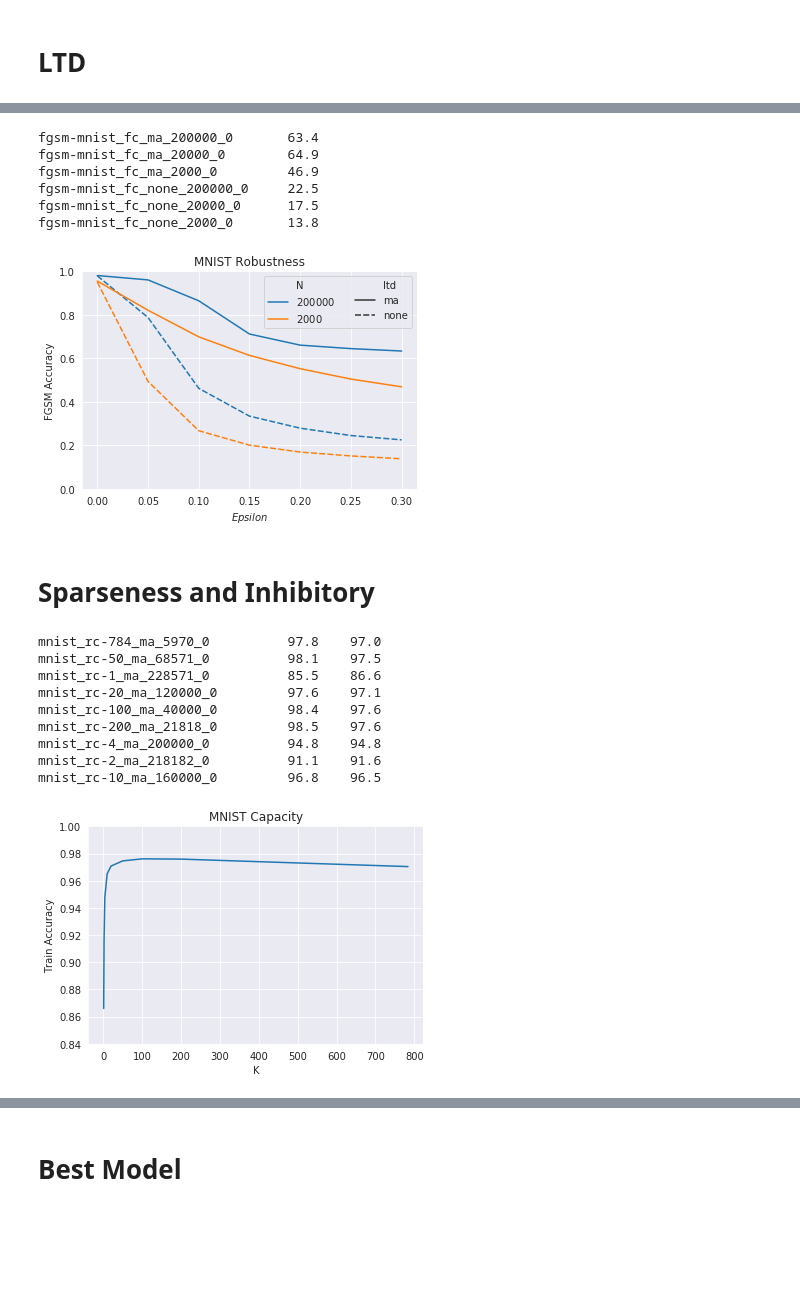
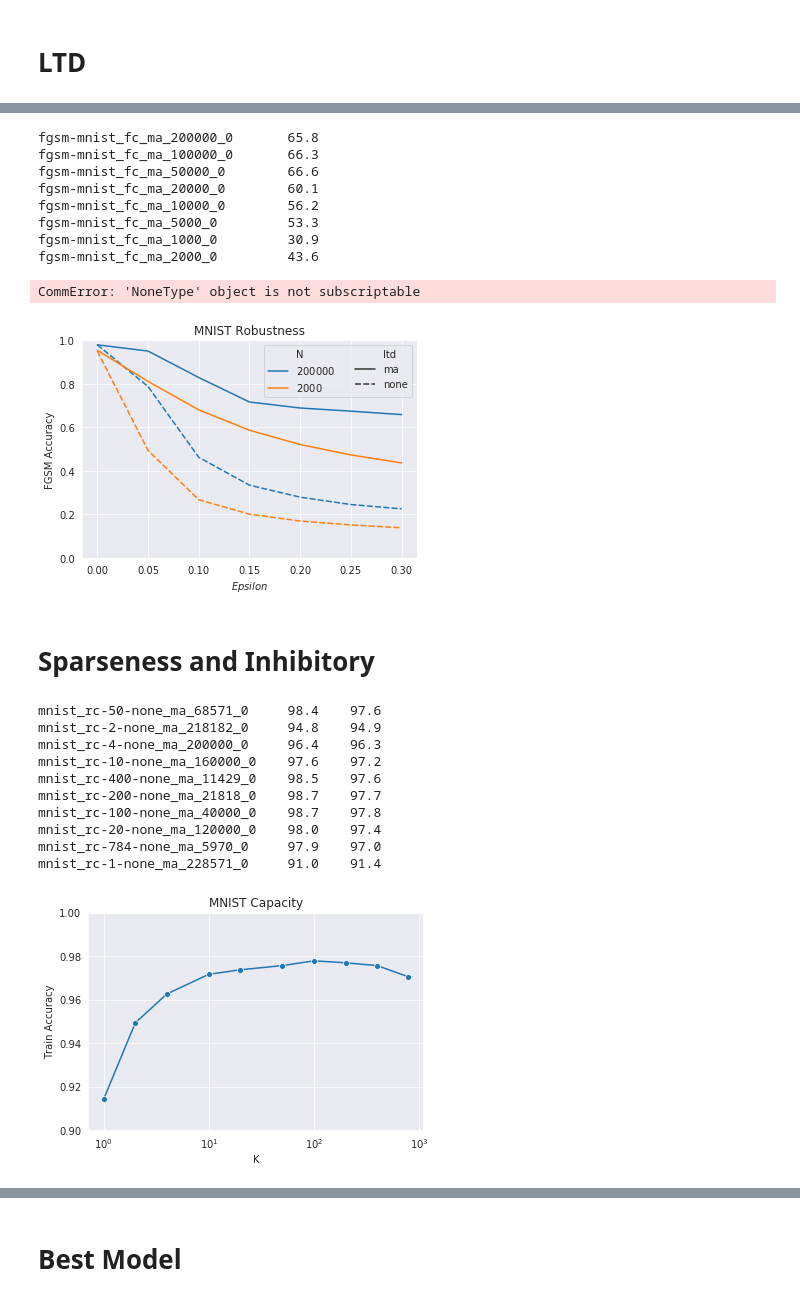
Before and after one commit to liuyuezhang/cerebellum, a Jupyter notebook: notebook/plot.ipynb, the cells around one changed output, grey strips where cells are left out. Cells and saved outputs as stored; diff of their text form; code cells hidden in the pictures; blank space fills up the shorter version.

```diff
--- a/notebook/plot.ipynb
+++ b/notebook/plot.ipynb
@@ -25,7 +25,6 @@ runs = api.runs("liuyuezhang/cerebellum")
 for run in runs:
     if run.name == name:
         run_id = run.id
-        config = Bunch(run.config)
         print(run.name, run.id)
         break
 # %% [output]
@@ -188,7 +183,7 @@ plt.savefig('/home/liuyuezhangadam/Desktop/cerebellum/fig/ltd_'+ENV+'.png', dpi=
 ENV = 'fgsm-mnist'
 METHOD = 'fc'
 LTD = ['none', 'ma']
-N = [2000, 20000, 200000]
+N = [1000, 2000, 5000, 10000, 20000, 50000, 100000, 200000]
 SEED = 0
 
 df = pd.DataFrame()
@@ -214,42 +209,46 @@ for run in runs:
         max_attack_acc = history['max_attack_acc'].dropna().item() * 100
         print('{:30}\t{:.1f}'.format(run.name, max_attack_acc))
 # %% [output]
-fgsm-mnist_fc_ma_200000_0       63.4
-fgsm-mnist_fc_ma_20000_0        64.9
-fgsm-mnist_fc_ma_2000_0         46.9
-fgsm-mnist_fc_none_200000_0     22.5
-fgsm-mnist_fc_none_20000_0      17.5
-fgsm-mnist_fc_none_2000_0       13.8
+fgsm-mnist_fc_ma_200000_0       65.8
+fgsm-mnist_fc_ma_100000_0       66.3
+fgsm-mnist_fc_ma_50000_0        66.6
+fgsm-mnist_fc_ma_20000_0        60.1
+fgsm-mnist_fc_ma_10000_0        56.2
+fgsm-mnist_fc_ma_5000_0         53.3
+fgsm-mnist_fc_ma_1000_0         30.9
+fgsm-mnist_fc_ma_2000_0         43.6
+CommError: 'NoneType' object is not subscriptable
 # %%
 ax = sns.lineplot(x='eps', y='attack_acc', hue='N', style='ltd', ci=95, n_boot=10,
                   hue_order=['$200000$', '$2000$'],
                   data=df)
-ax.set(title='MNIST Robustness', xlabel='$Epsilon$', ylabel='FGSM Accuracy')
+ax.set(title='MNIST Robustness', xlabel='Epsilon', ylabel='FGSM Accuracy')
 plt.ylim(0, 1.0)
 plt.legend(loc='upper right', ncol=2)
 plt.savefig('/home/liuyuezhangadam/Desktop/cerebellum/fig/ltd_'+ENV+'.png', dpi=300)
 # %% [output]
-[figure, old version]
+[figure, new version]
 # %% [markdown]
 # Sparseness and Inhibitory
 # %%
 ENV = 'mnist'
 METHOD = 'rc'
 LTD = ['ma']
-K = [1, 2, 4, 10, 20, 50, 100, 200, 784]
+K = [1, 2, 4, 10, 20, 50, 100, 200, 400, 784]
 SEED = 0
 
 df = pd.DataFrame()
 table = pd.DataFrame()
 for run in runs:
-    m = re.match('(.*)_(.*)-(.*)_(.*)_(.*)_(.*)', run.name)
+    m = re.match('(.*)_(.*)-(.*)-(.*)_(.*)_(.*)_(.*)', run.name)
     if m is not None:
         env = m.group(1)
         method = m.group(2)
         k = int(m.group(3))
-        ltd = m.group(4)
-        n = int(m.group(5))
-        seed = int(m.group(6))
+        golgi = m.group(4)
+        ltd = m.group(5)
+        n = int(m.group(6))
+        seed = int(m.group(7))
 
         if env == ENV and method == METHOD and k in K and ltd in LTD and seed == SEED:
             temp = pd.DataFrame()
@@ -258,6 +257,7 @@ for run in runs:
             temp['best_train_acc'] = history['best_train_acc'].dropna()
             temp['best_test_acc'] = history['best_test_acc'].dropna()
             temp['K'] = k
+            temp['golgi'] = golgi
             temp['seed'] = seed
             df = df.append(temp)
 
@@ -265,24 +265,25 @@ for run in runs:
             best_test_acc = history['best_test_acc'].dropna().item() * 100
             print('{:25}\t{:.1f}\t{:.1f}'.format(run.name, best_train_acc, best_test_acc))
 # %% [output]
-mnist_rc-784_ma_5970_0          97.8    97.0
-mnist_rc-50_ma_68571_0          98.1    97.5
-mnist_rc-1_ma_228571_0          85.5    86.6
-mnist_rc-20_ma_120000_0         97.6    97.1
-mnist_rc-100_ma_40000_0         98.4    97.6
-mnist_rc-200_ma_21818_0         98.5    97.6
-mnist_rc-4_ma_200000_0          94.8    94.8
-mnist_rc-2_ma_218182_0          91.1    91.6
-mnist_rc-10_ma_160000_0         96.8    96.5
+mnist_rc-50-none_ma_68571_0     98.4    97.6
+mnist_rc-2-none_ma_218182_0     94.8    94.9
+mnist_rc-4-none_ma_200000_0     96.4    96.3
+mnist_rc-10-none_ma_160000_0    97.6    97.2
+mnist_rc-400-none_ma_11429_0    98.5    97.6
+mnist_rc-200-none_ma_21818_0    98.7    97.7
+mnist_rc-100-none_ma_40000_0    98.7    97.8
+mnist_rc-20-none_ma_120000_0    98.0    97.4
+mnist_rc-784-none_ma_5970_0     97.9    97.0
+mnist_rc-1-none_ma_228571_0     91.0    91.4
 # %%
-ax = sns.lineplot(x='K', y='best_test_acc', ci=95, n_boot=10,
+ax = sns.lineplot(x='K', y='best_test_acc', ci=95, n_boot=10, marker='o',
                   data=df)
-ax.set(title='MNIST Capacity', xlabel='K', ylabel='Train Accuracy')
-plt.ylim(0.84, 1.0)
+ax.set(title='MNIST Capacity', xlabel='K', xscale='log', ylabel='Train Accuracy')
+plt.ylim(0.9, 1.0)
 # plt.legend(loc='lower right')
 plt.savefig('/home/liuyuezhangadam/Desktop/cerebellum/fig/sparse_'+ENV+'.png', dpi=300)
 # %% [output]
-[figure, old version]
+[figure, new version]
 # %%
 ENV = 'fgsm-mnist'
 METHOD = 'rc'
```
Also changed, not shown: parts of 5 cells of this notebook, 1 other file.
